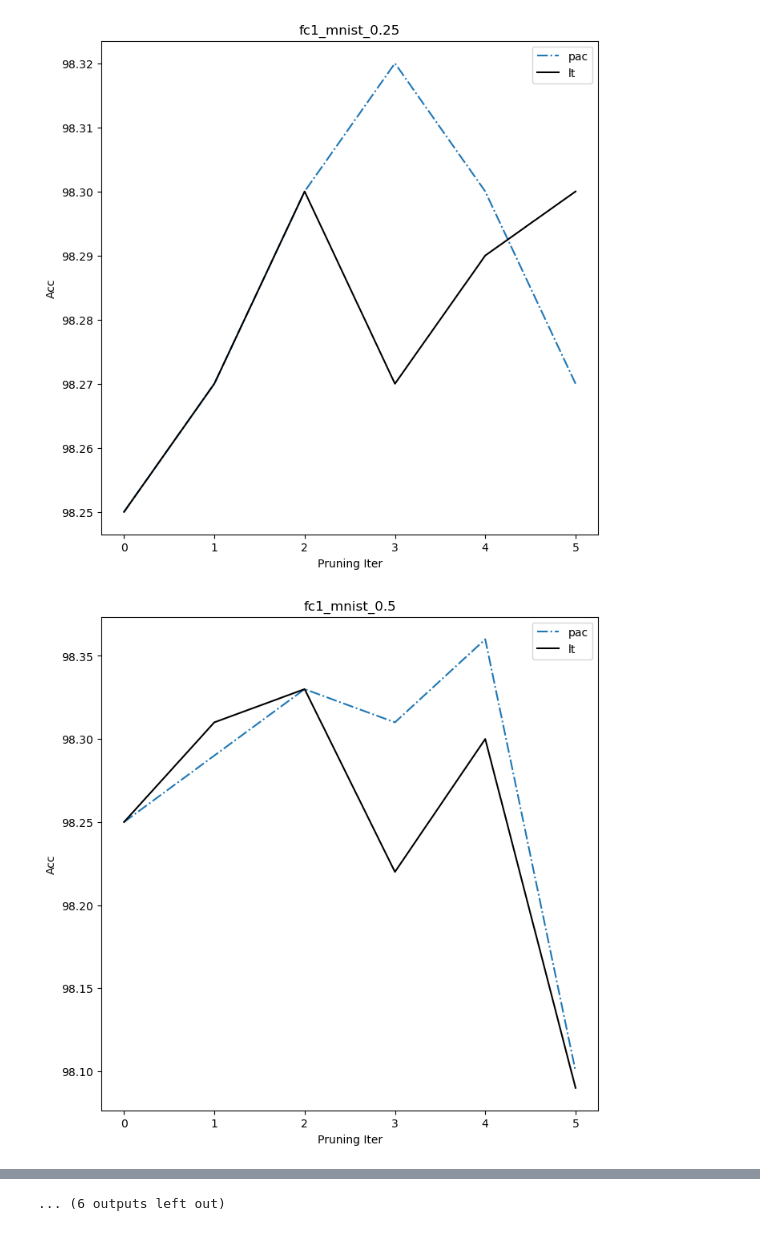
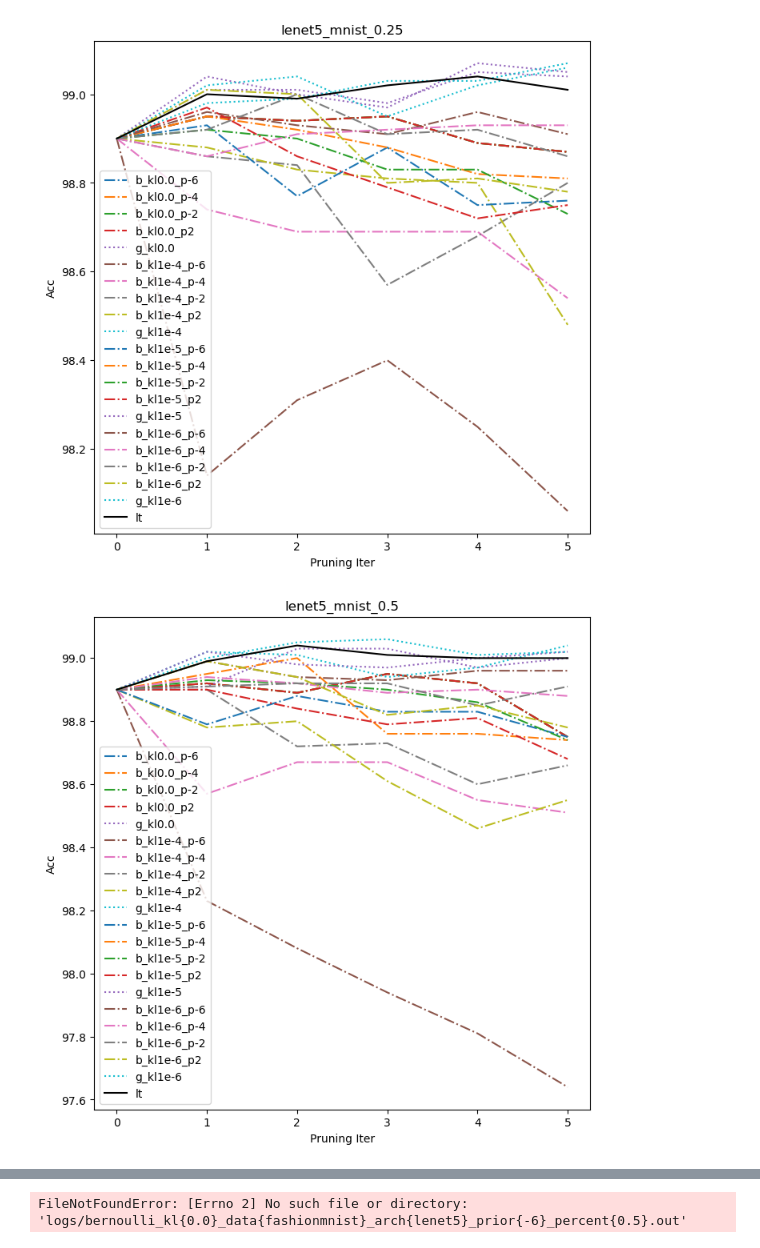
Before and after one commit to Avra98/prob_prune, a Jupyter notebook: postprocessing.ipynb, the cells around one changed output, grey strips where cells are left out. Drawn from its saved outputs; the diff is of its cells as text; code cells hidden in the pictures.

```diff
--- a/postprocessing.ipynb
+++ b/postprocessing.ipynb
@@ -34,7 +34,7 @@ def plot_dict(data, title):
     return
 # %%
 datasets = ['mnist', 'fashionmnist', 'cifar10']
-model = ['fc1', 'lenet5']
+model = ['lenet5','fc1']
 prune_rate = [0.25, 0.5, 0.8]
 kls = ["0.0", "1e-4", "1e-5", "1e-6"]
 priors = [-6, -4, -2, 2]
@@ -48,25 +48,25 @@ for arch_type in model:
         for percent in prune_rate:
 
             KL_prune = {}
-#             for kl in kls:
-#                 for prior in priors:
-#                     file = (root+"bernoulli_kl{"+kl+
-#                             "}_data{"+dataset+
-#                             "}_arch{"+arch_type+
-#                             "}_prior{"+str(prior)+
-#                             "}_percent{"+str(percent)+"}.out")
-#                     KL_prune["b_kl"+kl+'_p'+str(prior)] = get_acc(file)
+            for kl in kls:
+                for prior in priors:
+                    file = (root+"bernoulli_kl{"+kl+
+                            "}_data{"+dataset+
+                            "}_arch{"+arch_type+
+                            "}_prior{"+str(prior)+
+                            "}_percent{"+str(percent)+"}.out")
+                    KL_prune["b_kl"+kl+'_p'+str(prior)] = get_acc(file)
 
-#                 file = (root+"gaussian_kl{"+kl+
-#                             "}_data{"+dataset+
+                file = (root+"gaussian_kl{"+kl+
+                            "}_data{"+dataset+
+                            "}_arch{"+arch_type+
+                            "}_percent{"+str(percent)+"}.out")
+                KL_prune["g_kl"+kl] = get_acc(file)
+
+#             file = (root+"pac_data{"+dataset+
 #                             "}_arch{"+arch_type+
 #                             "}_percent{"+str(percent)+"}.out")
-#                 KL_prune["g_kl"+kl] = get_acc(file)
-
-            file = (root+"pac_data{"+dataset+
-                            "}_arch{"+arch_type+
-                            "}_percent{"+str(percent)+"}.out")
-            KL_prune["pac"] = get_acc(file)
+#             KL_prune["pac"] = get_acc(file)
 
             file = (root+"lt_data{"+dataset+
                             "}_arch{"+arch_type+
@@ -76,32 +76,32 @@ for arch_type in model:
             plot_dict(KL_prune, arch_type+'_'+dataset+'_'+str(percent))
 
 # for i in range(1, 19):
 #     file = open(str(i)+'.out', 'r')
 #     lines = file.readlines()
 
 #     best_acc = []
 #     for line in lines:
 #         if "Train Epoch" in line:
 #             best_acc.append(float(line.split("Best Accuracy:")[-1].split('%')[0]))
 #     acc.append(best_acc)
 
 #     if (i-1) % 9 == 0:
 #         f, axarr = plt.subplots(1, 3, sharex=True)
 #         f.set_figheight(3)
 #         f.set_figwidth(10)
 
 #     if i % 3 == 0:
 #         for j, prune in enumerate(prune_types):
 #             axarr[((i-1)//3)%3 ].plot(acc[j], label=prune)
 
 #         axarr[((i-1)//3)%3 ].legend()
 #         axarr[((i-1)//3)%3 ].set_title(dataset[ ((i-1)//3) % 3 ] +' '+ model[((i-1)//9) % 2])
 #         axarr[((i-1)//3)%3 ].set_ylabel("Acc")
 #         axarr[((i-1)//3)%3 ].set_xlabel("Prune times (50% parameters per pruning)")
 
 #         acc = []
 #         plt.tight_layout()
 #     file.close()
 # %% [output]
-[figure, old version]
+[figure, new version]
-[figure, old version]
+[figure, new version]
@@ -118 +110 @@ for arch_type in model:
-... (6 outputs left out)
+FileNotFoundError: [Errno 2] No such file or directory: 'logs/bernoulli_kl{0.0}_data{fashionmnist}_arch{lenet5}_prior{-6}_percent{0.5}.out'
```
Also changed, not shown: parts of 1 cell of this notebook, 5 other files.
